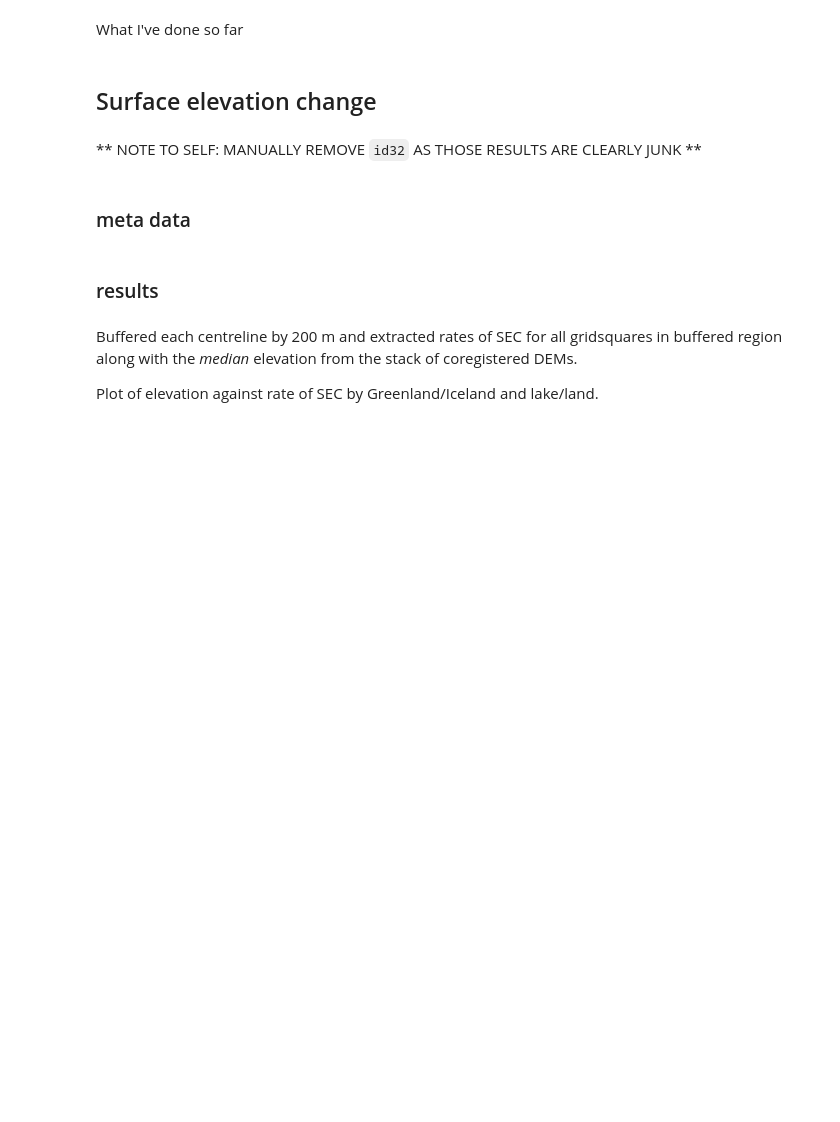
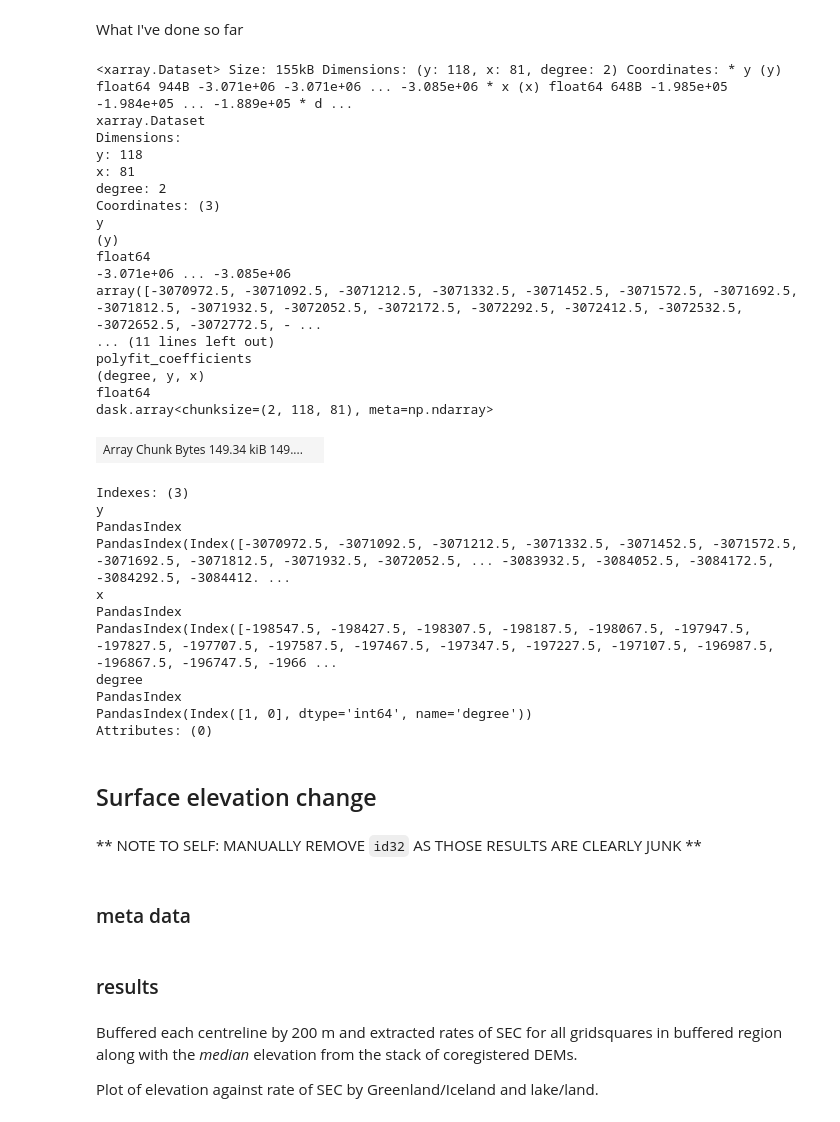
Before and after one commit to tlohde/lake-terminating-glaciers, a Jupyter notebook: src/jan25Update.ipynb, the cells around one changed output. Drawn from its saved outputs; the diff is of its cells as text; code cells hidden in the pictures; blank space fills up the shorter version.

```diff
--- a/src/jan25Update.ipynb
+++ b/src/jan25Update.ipynb
@@ -29,6 +31,40 @@ prj = ccrs.Stereographic(
     true_scale_latitude=70
 )
 import itertools
+# %%
+s = site(2)
+# %%
+s.v_field['v'].sel(quantile=0.5).polyfit(dim='year', deg=1)
+# %% [output]
+<xarray.Dataset> Size: 155kB Dimensions: (y: 118, x: 81, degree: 2) Coordinates: * y (y) float64 944B -3.071e+06 -3.071e+06 ... -3.085e+06 * x (x) float64 648B -1.985e+05 -1.984e+05 ... -1.889e+05 * d ...
+xarray.Dataset
+Dimensions:
+y: 118
+x: 81
+degree: 2
+Coordinates: (3)
+y
+(y)
+float64
+-3.071e+06 ... -3.085e+06
+array([-3070972.5, -3071092.5, -3071212.5, -3071332.5, -3071452.5, -3071572.5, -3071692.5, -3071812.5, -3071932.5, -3072052.5, -3072172.5, -3072292.5, -3072412.5, -3072532.5, -3072652.5, -3072772.5, - ...
+... (11 lines left out)
+polyfit_coefficients
+(degree, y, x)
+float64
+dask.array<chunksize=(2, 118, 81), meta=np.ndarray>
+| Array Chunk Bytes 149.34 kiB 149.... |  |
+Indexes: (3)
+y
+PandasIndex
+PandasIndex(Index([-3070972.5, -3071092.5, -3071212.5, -3071332.5, -3071452.5, -3071572.5, -3071692.5, -3071812.5, -3071932.5, -3072052.5, ... -3083932.5, -3084052.5, -3084172.5, -3084292.5, -3084412. ...
+x
+PandasIndex
+PandasIndex(Index([-198547.5, -198427.5, -198307.5, -198187.5, -198067.5, -197947.5, -197827.5, -197707.5, -197587.5, -197467.5, -197347.5, -197227.5, -197107.5, -196987.5, -196867.5, -196747.5, -1966 ...
+degree
+PandasIndex
+PandasIndex(Index([1, 0], dtype='int64', name='degree'))
+Attributes: (0)
 # %%
 # helper functions
 def hexbin(x, y, color, **kwargs):
```
Also changed, not shown: parts of 8 cells of this notebook, 3 other files.
